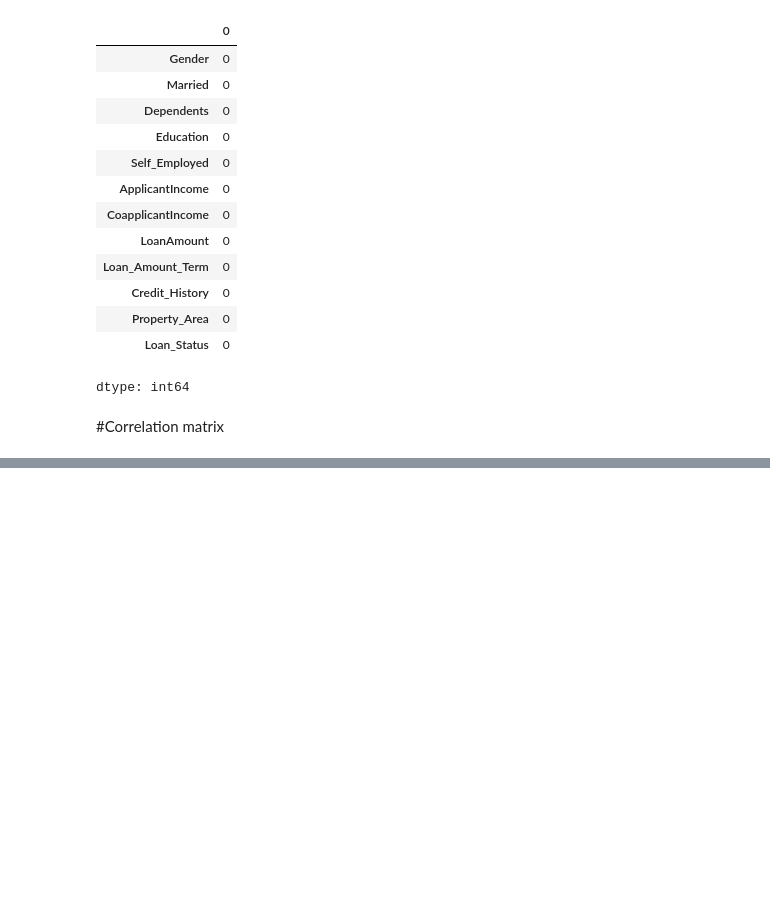
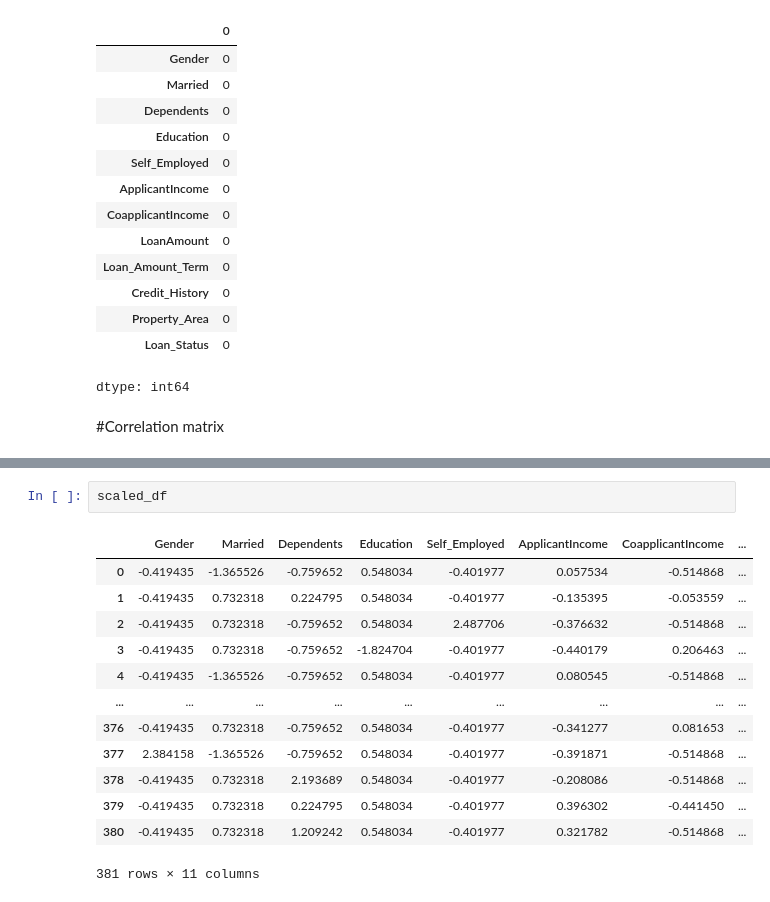
Before and after one commit to MhammadRezaValiYari/loan-validation, a Jupyter notebook: Loan_validation_with_Decision_Tree.ipynb, the cells around one changed output, grey strips where cells are left out. Saved outputs shown, nothing was run; the diff lists cells and outputs as text; blank space fills up the shorter version.

```diff
--- a/Loan_validation_with_Decision_Tree.ipynb
+++ b/Loan_validation_with_Decision_Tree.ipynb
@@ -150,0 +160,16 @@ plt.show()
+# %%
+scaled_df
+# %% [output]
+|  | Gender | Married | Dependents | Education | Self_Employed | ApplicantIncome | CoapplicantIncome | ... |
+| 0 | -0.419435 | -1.365526 | -0.759652 | 0.548034 | -0.401977 | 0.057534 | -0.514868 | ... |
+| 1 | -0.419435 | 0.732318 | 0.224795 | 0.548034 | -0.401977 | -0.135395 | -0.053559 | ... |
+| 2 | -0.419435 | 0.732318 | -0.759652 | 0.548034 | 2.487706 | -0.376632 | -0.514868 | ... |
+| 3 | -0.419435 | 0.732318 | -0.759652 | -1.824704 | -0.401977 | -0.440179 | 0.206463 | ... |
+| 4 | -0.419435 | -1.365526 | -0.759652 | 0.548034 | -0.401977 | 0.080545 | -0.514868 | ... |
+| ... | ... | ... | ... | ... | ... | ... | ... | ... |
+| 376 | -0.419435 | 0.732318 | -0.759652 | 0.548034 | -0.401977 | -0.341277 | 0.081653 | ... |
+| 377 | 2.384158 | -1.365526 | -0.759652 | 0.548034 | -0.401977 | -0.391871 | -0.514868 | ... |
+| 378 | -0.419435 | 0.732318 | 2.193689 | 0.548034 | -0.401977 | -0.208086 | -0.514868 | ... |
+| 379 | -0.419435 | 0.732318 | 0.224795 | 0.548034 | -0.401977 | 0.396302 | -0.441450 | ... |
+| 380 | -0.419435 | 0.732318 | 1.209242 | 0.548034 | -0.401977 | 0.321782 | -0.514868 | ... |
+381 rows × 11 columns
```
Also changed, not shown: parts of 11 cells of this notebook.
